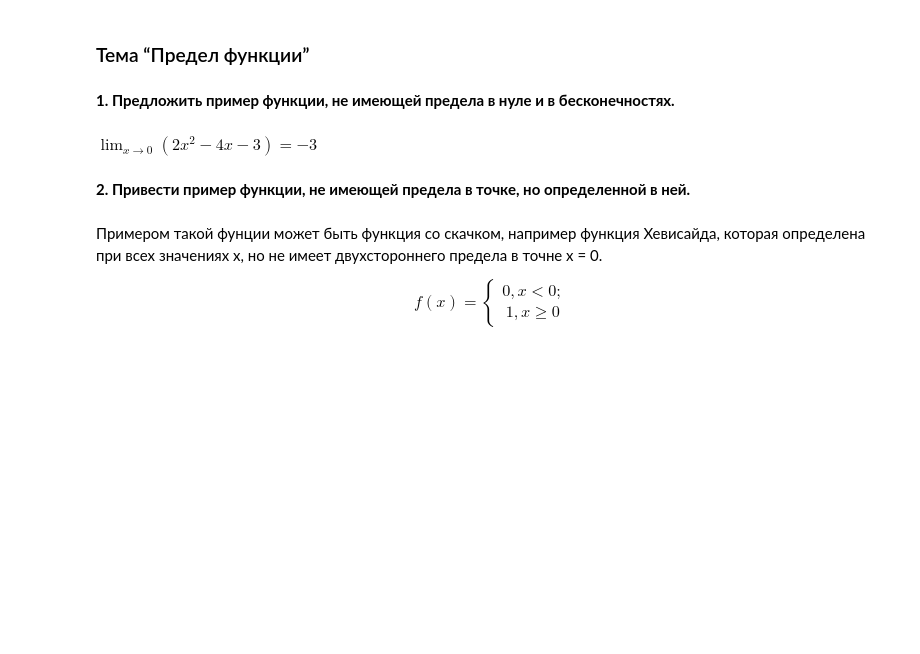
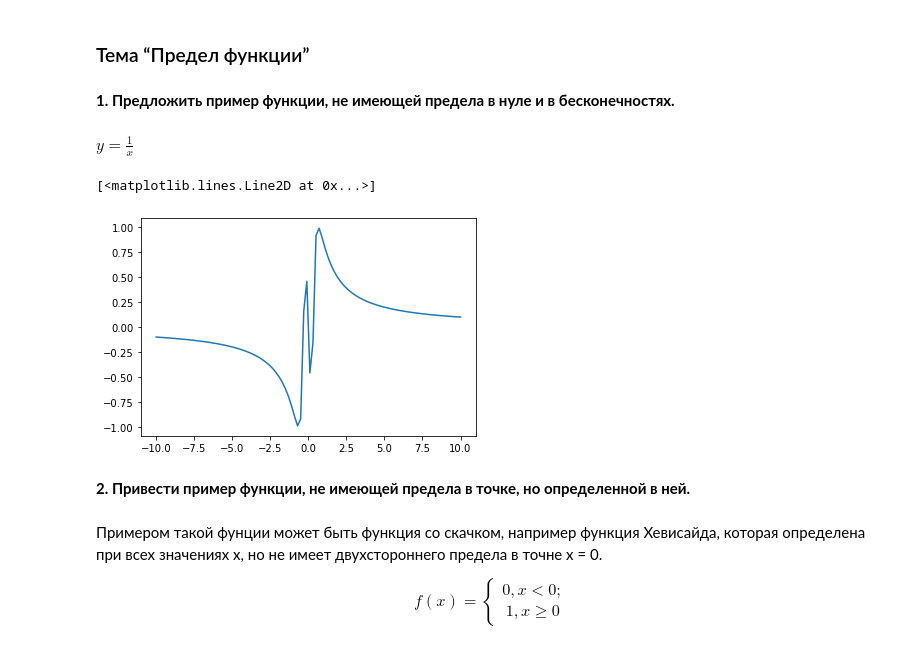
Before and after one commit to alvlagus/Mathematical_analysis, a Jupyter notebook: Hw_4.ipynb, the cells around one changed output. Drawn from its saved outputs; the diff is of its cells as text; code cells hidden in the pictures; blank space fills up the shorter version.

```diff
--- a/Hw_4.ipynb
+++ b/Hw_4.ipynb
@@ -10,7 +10,18 @@ import matplotlib. pyplot as plt
 # %% [markdown]
 **1. Предложить пример функции, не имеющей предела в нуле и в бесконечностях.**
 # %% [markdown]
-$\displaystyle \lim_{x \to 0} (2x^2 - 4x - 3) = -3$
+$y = \frac{1}{x}$
+# %%
+def f(x):
+    return np.sin(1/x)
+
+x = np.linspace(-10, 10, 100)
+y = np.array(list(map(f, x)))
+
+plt.plot(x, y)
+# %% [output]
+[<matplotlib.lines.Line2D at 0x...>]
+[figure, added]
 # %% [markdown]
 **2.  Привести пример функции, не имеющей предела в точке, но определенной в ней.**
 # %% [markdown]
```
Also changed, not shown: parts of 1 cell of this notebook.
